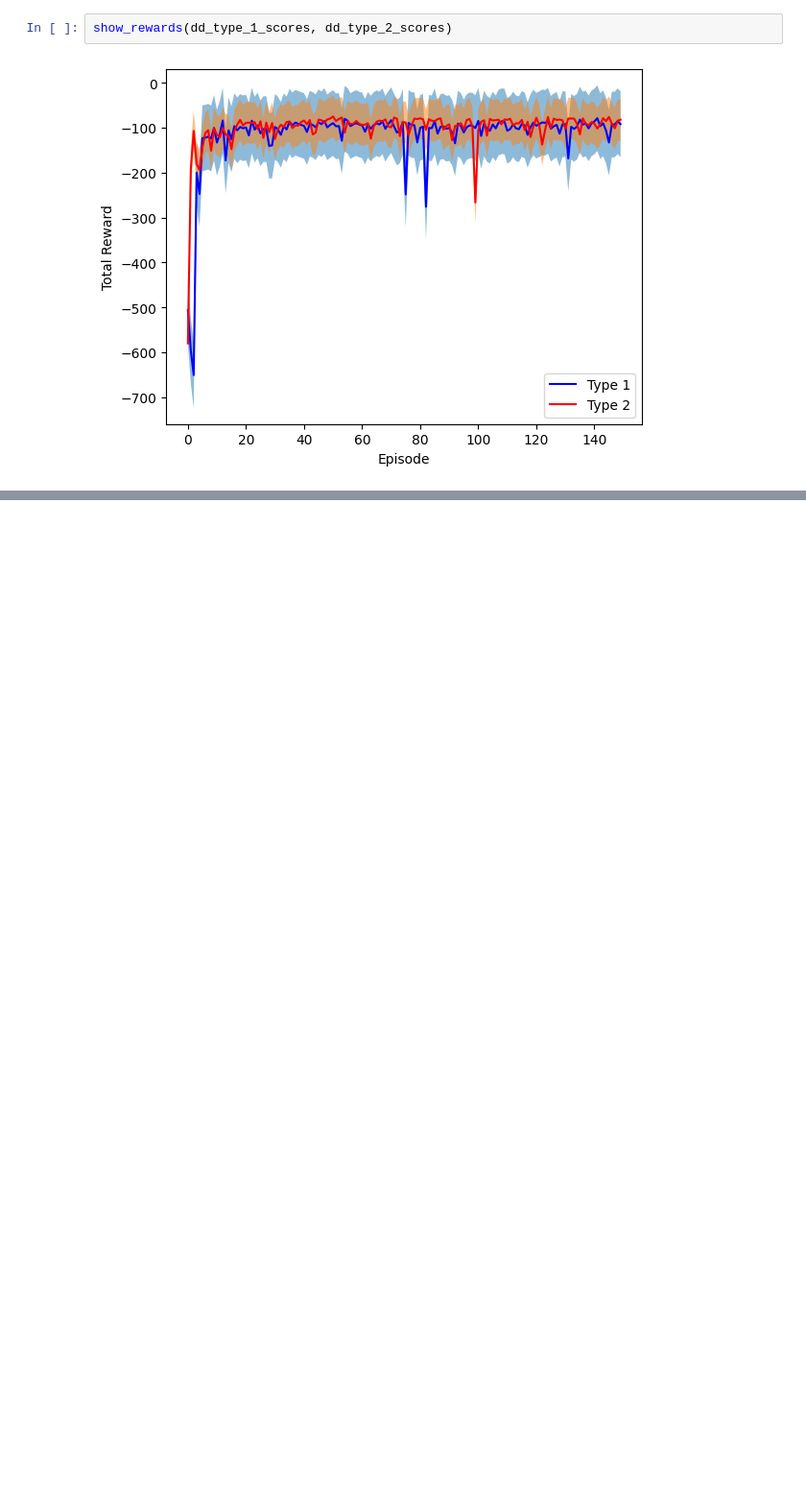
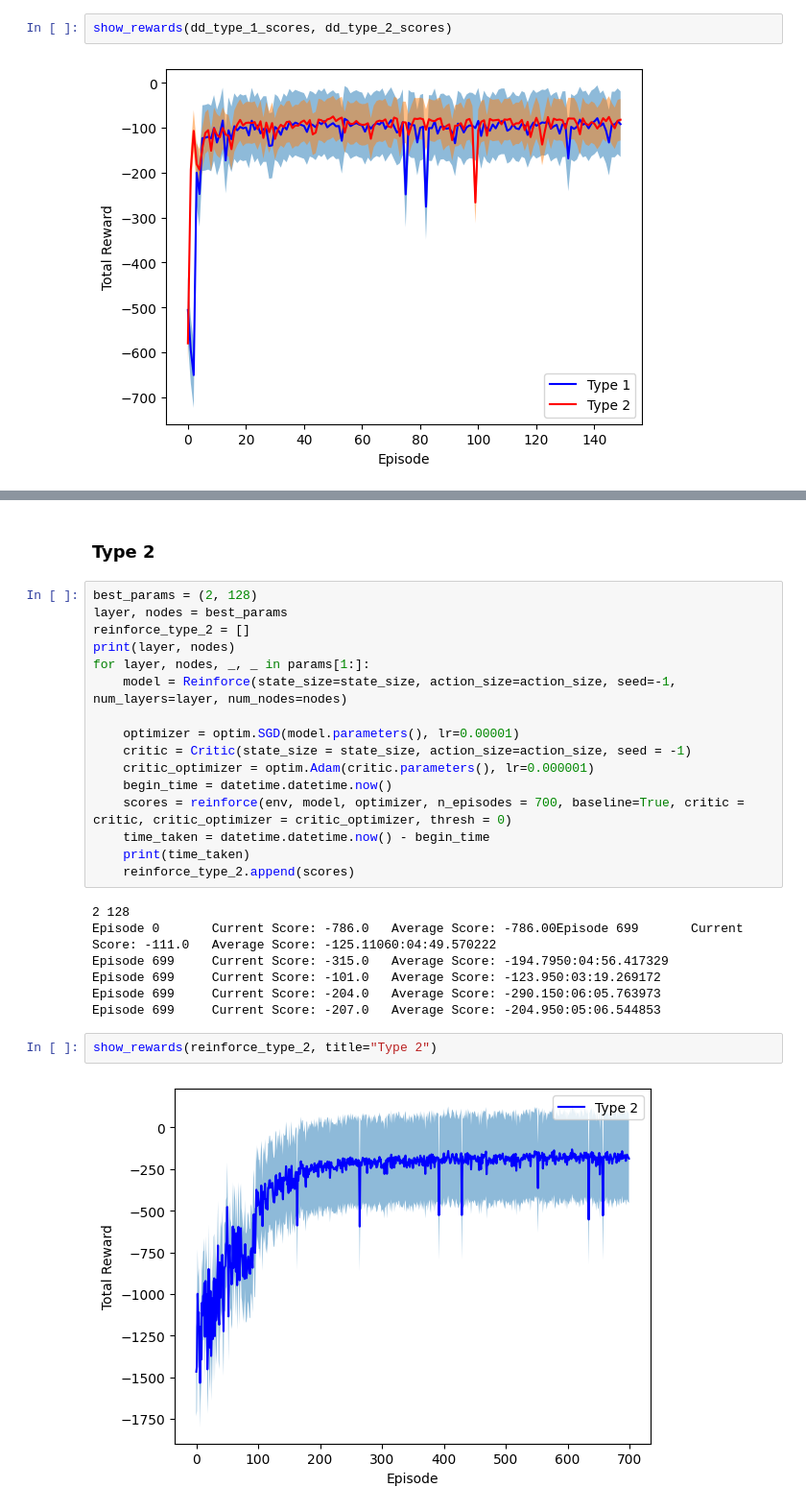
Before and after one commit to sooraj-srini/RL_pa2, a Jupyter notebook: gym.ipynb, the cells around one changed output, grey strips where cells are left out. Shown at 96% size. Saved outputs shown, nothing was run; the diff lists cells and outputs as text; blank space fills up the shorter version.

```diff
--- a/gym.ipynb
+++ b/gym.ipynb
@@ -885,0 +917,29 @@ show_rewards(dd_type_1_scores, dd_type_2_scores)
+# %% [markdown]
+### Type 2
+# %%
+best_params = (2, 128)
+layer, nodes = best_params
+reinforce_type_2 = []
+print(layer, nodes)
+for layer, nodes, _, _ in params[1:]:
+    model = Reinforce(state_size=state_size, action_size=action_size, seed=-1, num_layers=layer, num_nodes=nodes)
+
+    optimizer = optim.SGD(model.parameters(), lr=0.00001)
+    critic = Critic(state_size = state_size, action_size=action_size, seed = -1)
+    critic_optimizer = optim.Adam(critic.parameters(), lr=0.000001)
+    begin_time = datetime.datetime.now()
+    scores = reinforce(env, model, optimizer, n_episodes = 700, baseline=True, critic = critic, critic_optimizer = critic_optimizer, thresh = 0)
+    time_taken = datetime.datetime.now() - begin_time
+    print(time_taken)
+    reinforce_type_2.append(scores)
+# %% [output]
+2 128
+Episode 0       Current Score: -786.0   Average Score: -786.00Episode 699       Current Score: -111.0   Average Score: -125.11060:04:49.570222
+Episode 699     Current Score: -315.0   Average Score: -194.7950:04:56.417329
+Episode 699     Current Score: -101.0   Average Score: -123.950:03:19.269172
+Episode 699     Current Score: -204.0   Average Score: -290.150:06:05.763973
+Episode 699     Current Score: -207.0   Average Score: -204.950:05:06.544853
+# %%
+show_rewards(reinforce_type_2, title="Type 2")
+# %% [output]
+[figure, added]
```
Also changed, not shown: parts of 21 cells of this notebook.
